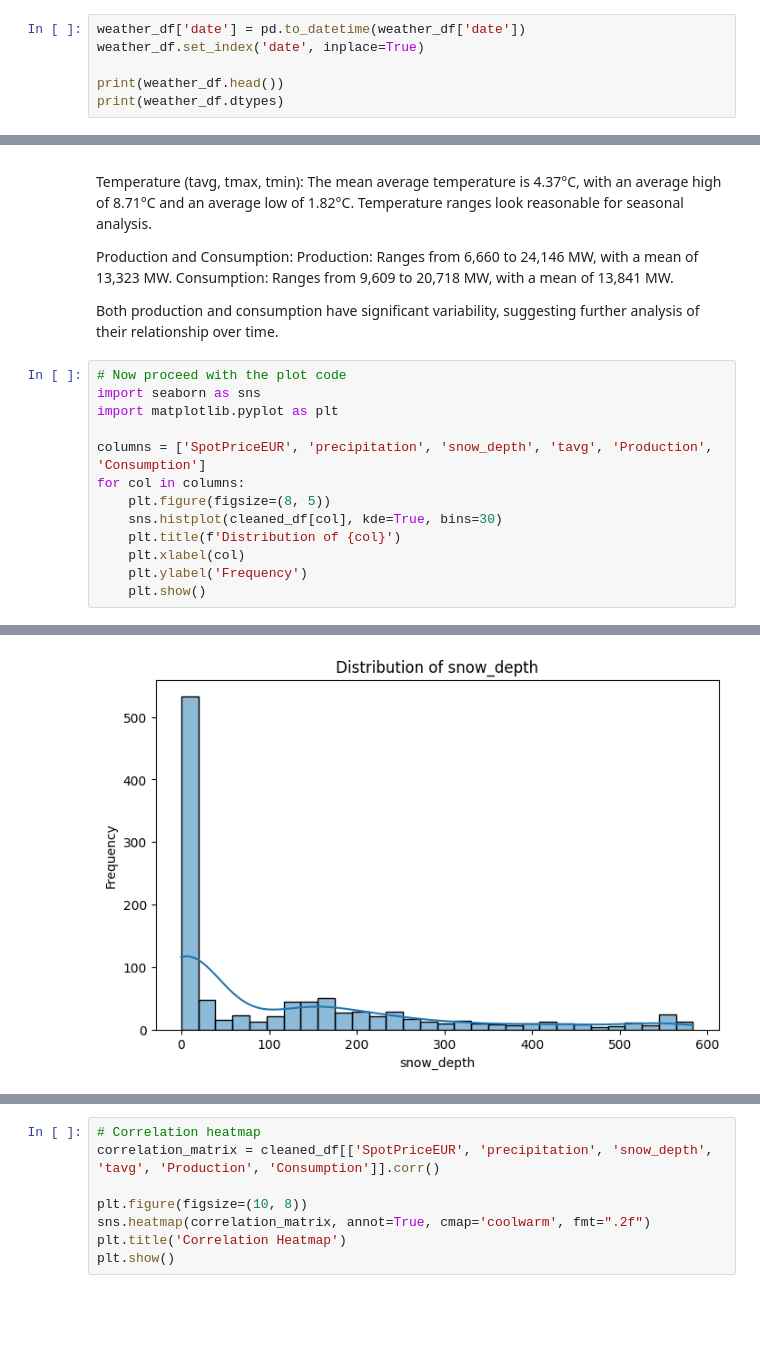
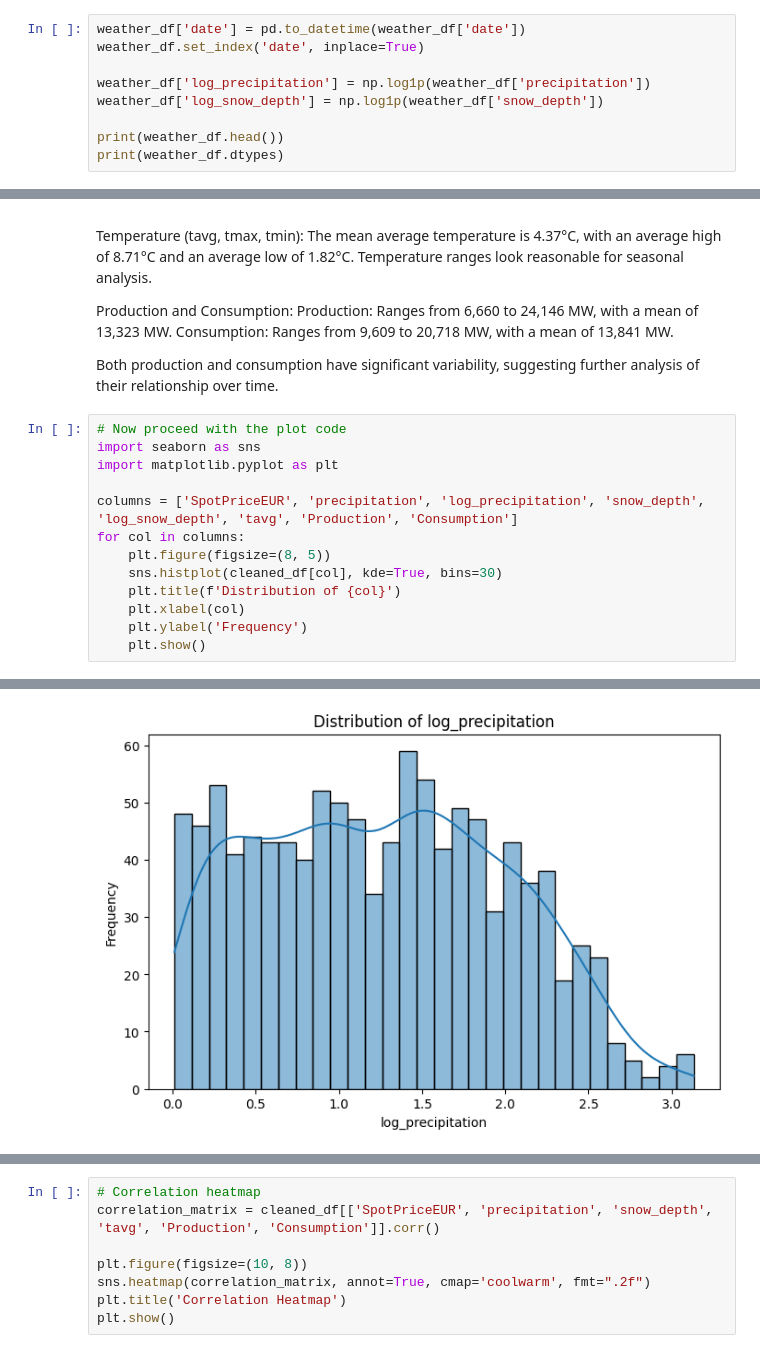
Before and after one commit to ChristopherIanPeck/energy-weather-forecasting, a Jupyter notebook: energy-weather-forecasting.ipynb, the cells around one changed output, grey strips where cells are left out. Saved outputs shown, nothing was run; the diff lists cells and outputs as text; blank space fills up the shorter version.

Commit message:
Kaggle Notebook | energy-weather-forecasting | Version 26

```diff
--- a/energy-weather-forecasting.ipynb
+++ b/energy-weather-forecasting.ipynb
@@ -100,6 +100,9 @@ The 'Time'column needs to be converted to 'datetime' for time-based analysis jus
 weather_df['date'] = pd.to_datetime(weather_df['date'])
 weather_df.set_index('date', inplace=True)
 
+weather_df['log_precipitation'] = np.log1p(weather_df['precipitation'])
+weather_df['log_snow_depth'] = np.log1p(weather_df['snow_depth'])
+
 print(weather_df.head())
 print(weather_df.dtypes)
 # %% [output]
@@ -374,17 +380,17 @@ Both production and consumption have significant variability, suggesting further
 # %%
 # Now proceed with the plot code
 import seaborn as sns
 import matplotlib.pyplot as plt
 
-columns = ['SpotPriceEUR', 'precipitation', 'snow_depth', 'tavg', 'Production', 'Consumption']
+columns = ['SpotPriceEUR', 'precipitation', 'log_precipitation', 'snow_depth', 'log_snow_depth', 'tavg', 'Production', 'Consumption']
 for col in columns:
     plt.figure(figsize=(8, 5))
     sns.histplot(cleaned_df[col], kde=True, bins=30)
     plt.title(f'Distribution of {col}')
     plt.xlabel(col)
     plt.ylabel('Frequency')
     plt.show()
 # %% [output]
 [figure]
 [figure]
-[figure, old version]
+[figure, new version]
```
Also changed, not shown: parts of 6 cells of this notebook.
